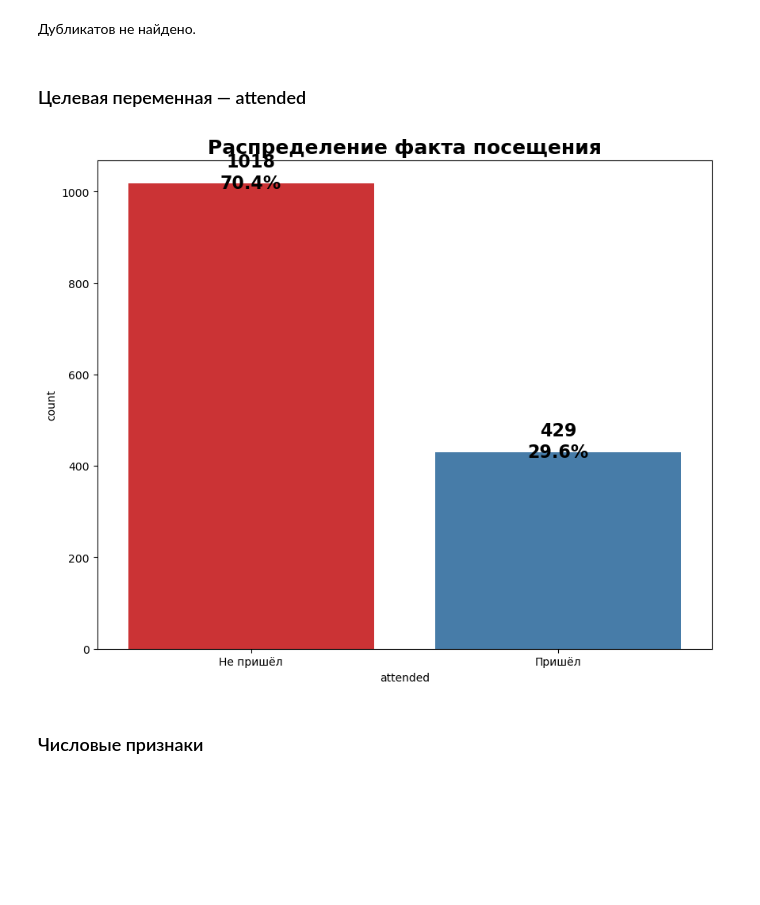
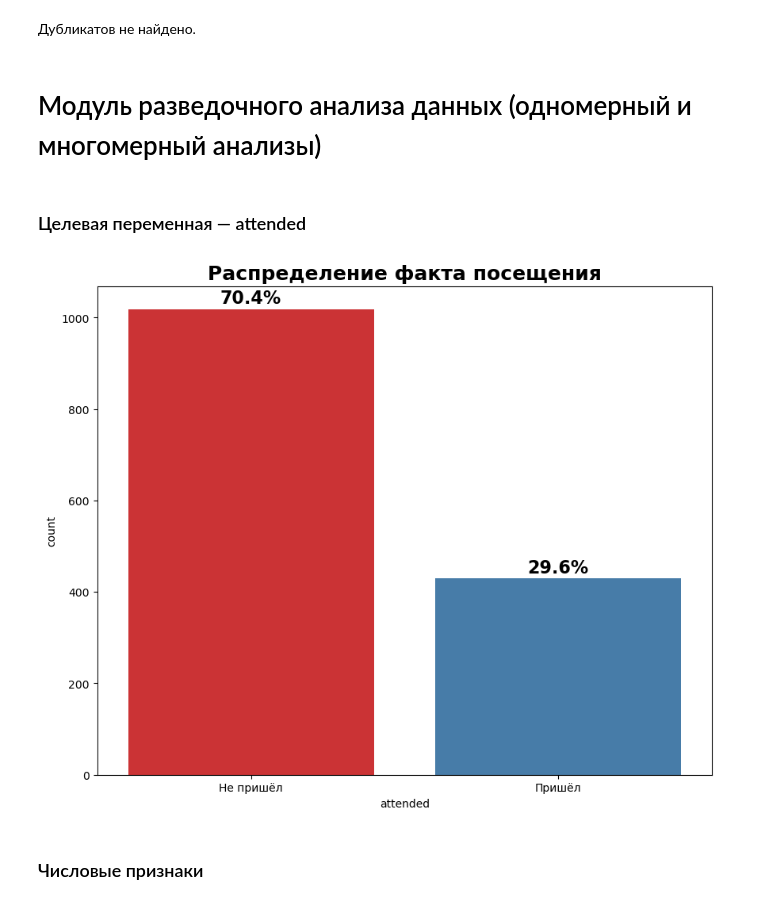
Before and after one commit to Burnt-Strudel/MyWork, a Jupyter notebook: w.ipynb, the cells around one changed output. Saved outputs shown, nothing was run; the diff lists cells and outputs as text; code cells hidden in the pictures; blank space fills up the shorter version.

```diff
--- a/w.ipynb
+++ b/w.ipynb
@@ -184,23 +201,25 @@ print(df.duplicated().sum())
 0
 # %% [markdown]
 Дубликатов не найдено.
+# %% [markdown]
+# Модуль разведочного анализа данных (одномерный и многомерный анализы)
 # %% [markdown]
 ### Целевая переменная — attended
 # %%
 rate = df['attended'].mean() * 100
 
 plt.figure(figsize=(10,8))
 ax = sns.countplot(data=df, x='attended', hue='attended', palette='Set1', legend=False)
 plt.title('Распределение факта посещения', fontsize=18, fontweight='bold')
 plt.xticks([0,1], ['Не пришёл', 'Пришёл'])
 for p in ax.patches:
     height = p.get_height()
-    ax.annotate(f'{int(height)}\n{100*height/len(df):.1f}%',
+    ax.annotate(f'{100*height/len(df):.1f}%',
                 (p.get_x() + p.get_width()/2., height),
                 ha='center', va='center', fontsize=16, fontweight='bold', xytext=(0, 10), textcoords='offset points')
 plt.show()
 # %% [output]
-[figure, old version]
+[figure, new version]
 # %% [markdown]
 ### Числовые признаки
 # %%
```
Also changed, not shown: parts of 12 cells of this notebook.
